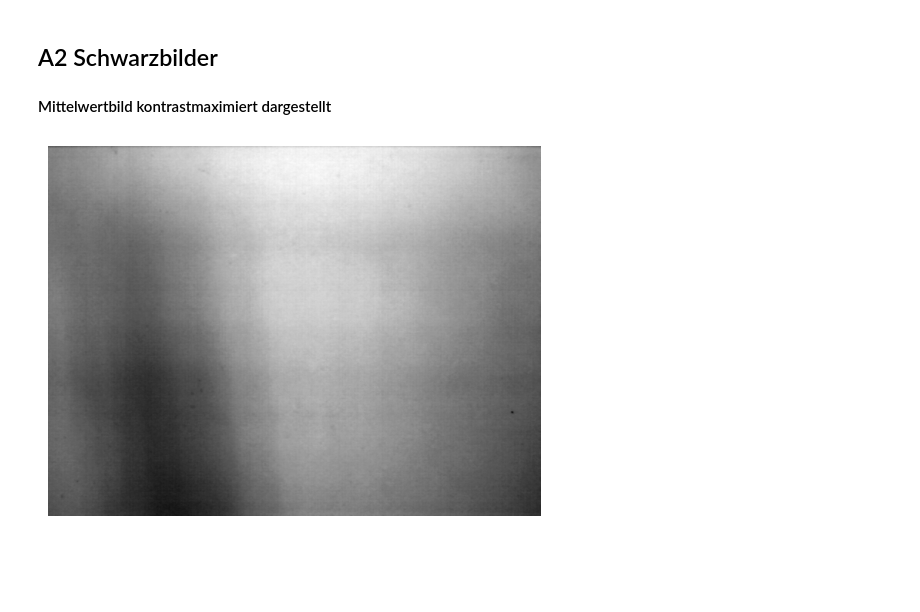
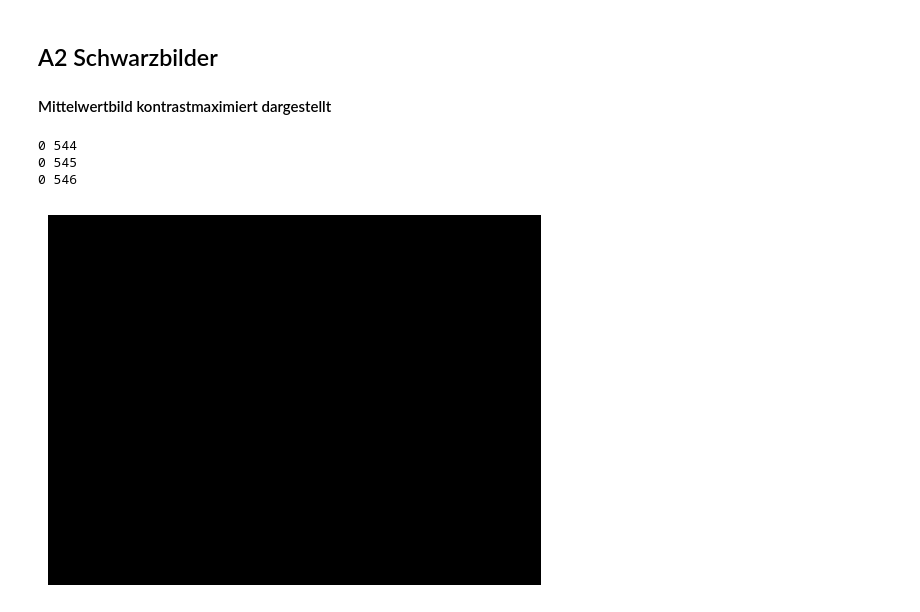
Before and after one commit to Atomarverseucht/AIN, a Jupyter notebook: 3/technische-grundlagen-der-kuenstlichen-intelligenz/versuch2/kamera.ipynb, the cells around one changed output. Saved outputs shown, nothing was run; the diff lists cells and outputs as text; code cells hidden in the pictures; blank space fills up the shorter version.

```diff
--- a/3/technische-grundlagen-der-kuenstlichen-intelligenz/versuch2/kamera.ipynb
+++ b/3/technische-grundlagen-der-kuenstlichen-intelligenz/versuch2/kamera.ipynb
@@ -59,22 +74,27 @@ print(gvsstd)
 #### Mittelwertbild kontrastmaximiert dargestellt
 # %%
 blackGVal = []
-
+def contrast(arr): return ((arr - np.min(arr)) / abs(np.max(arr) - np.min(arr))) * 255
 for i in range(0, 10):
-    img = cv2.imread(f"./weiss{i}.png")
-    gray = cv2.cvtColor(img, cv2.COLOR_BGR2GRAY).astype(np.float64)
+    img = cv2.imread(f"./schwarz{i}.png")
+    gray = cv2.cvtColor(img, cv2.COLOR_BGR2GRAY).astype(float)
     blackGVal.append(gray)
 
 blackGV = np.array(blackGVal)
-mvpb = np.full(shape=(blackGV.shape[1], blackGV.shape[2]), fill_value=100, dtype=np.float64)
+mvpb = np.full(shape=(blackGV.shape[1], blackGV.shape[2]), fill_value=100, dtype=float)
 for i in range(0, blackGV.shape[1]):
     for j in range(0, blackGV.shape[2]):
         mvpb[i,j] = np.mean(blackGV[:,i,j])
-mean_norm = (mvpb - np.min(mvpb)) / (np.max(mvpb) - np.min(mvpb))
-mean_norm = (mean_norm * 255).astype(np.uint8)
-
-plt.imshow(mean_norm, cmap='gray')
+n = contrast(mvpb)
+for i in range(0, n.shape[0]):
+    for j in range(0, n.shape[1]):
+        if mvpb[i,j] > 0: print(i, j)
+plt.imshow(contrast(mvpb), cmap='gray',vmax=255,vmin=0)
+cv2.imwrite("./mvpblack.png", mvpb)
 plt.axis('off')
 plt.show()
 # %% [output]
+0 544
+0 545
+0 546
-[figure, old version]
+[figure, new version]
```
Also changed, not shown: parts of 7 cells of this notebook, 2 other files.
